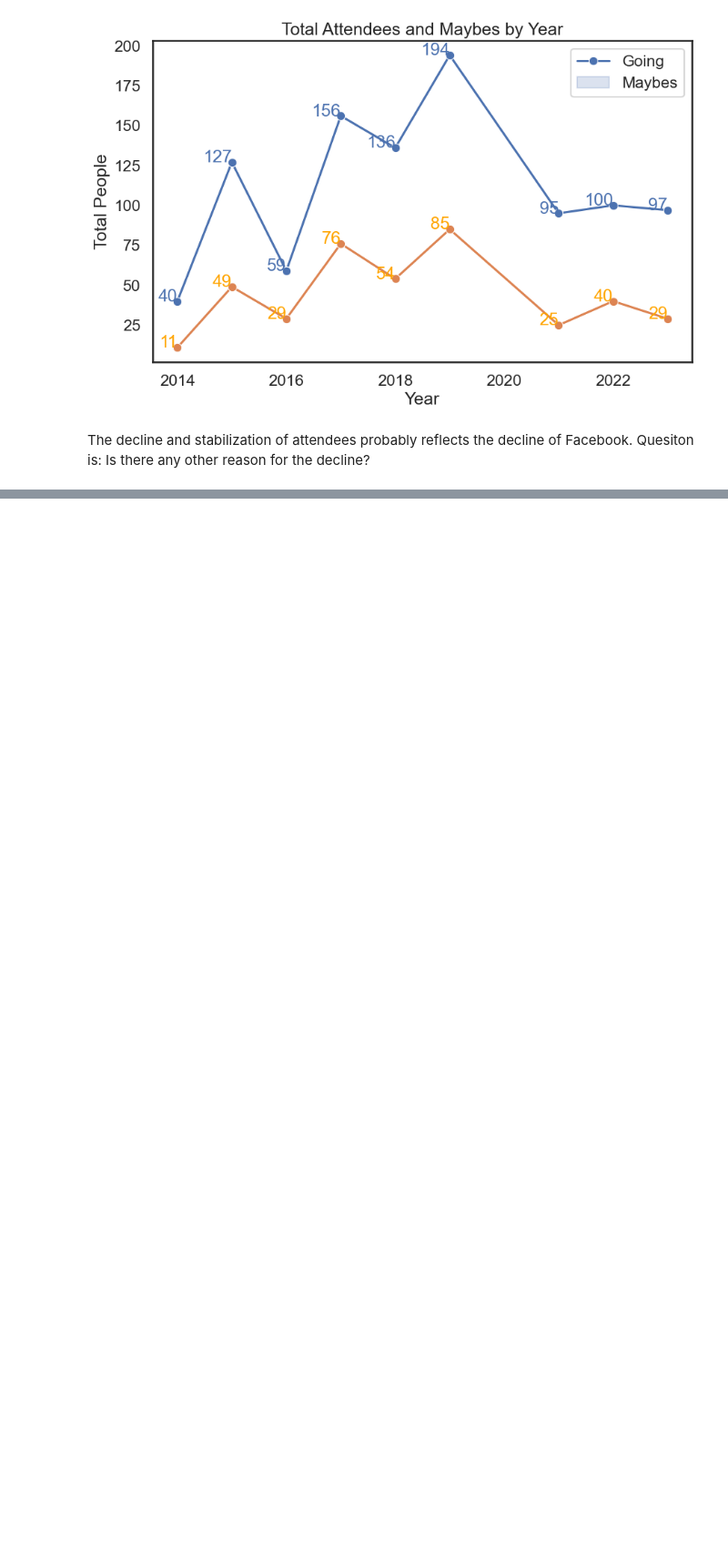
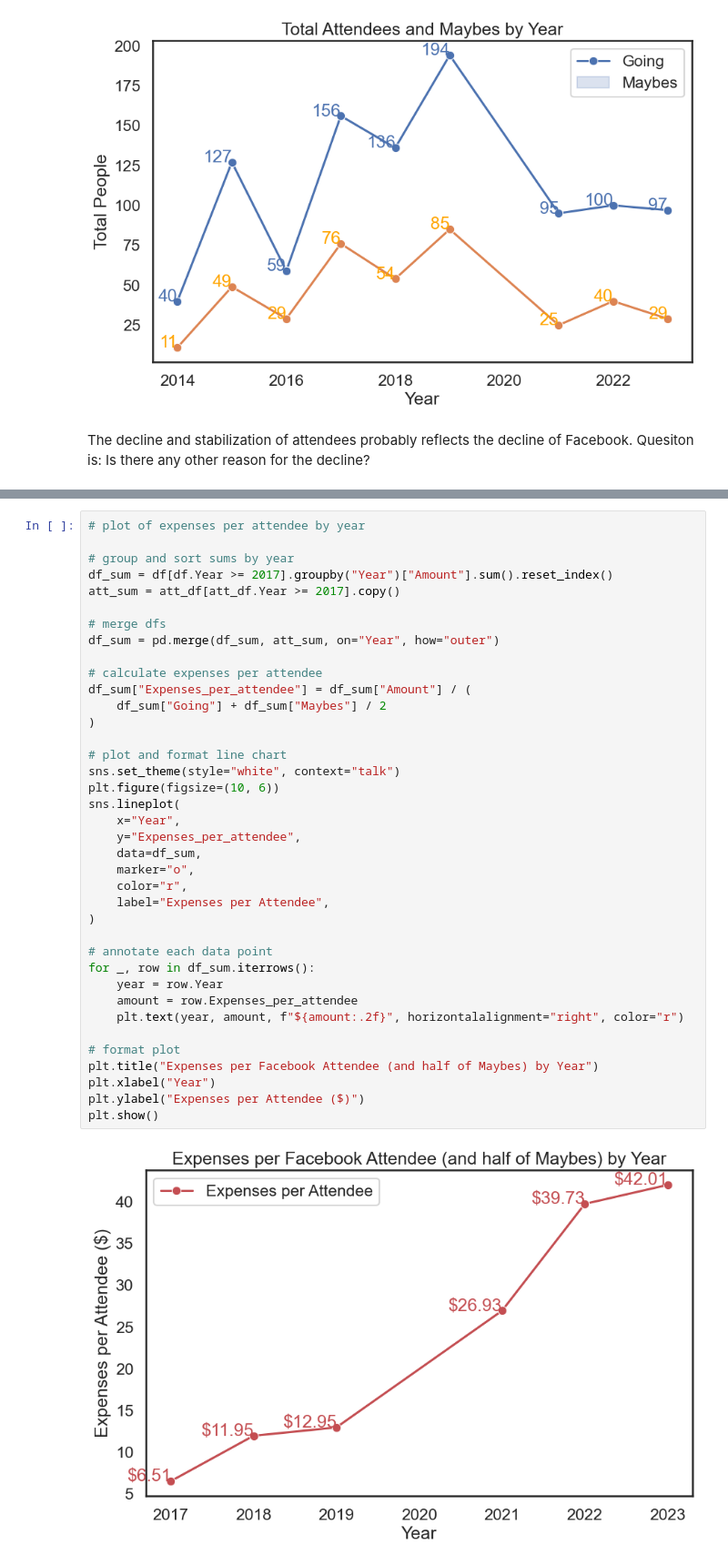
Before and after one commit to johbry17/Harvest-Party, a Jupyter notebook: exploratory_data_analysis.ipynb, the cells around one changed output, grey strips where cells are left out. Shown at 91% size. Cells and saved outputs as stored; diff of their text form; blank space fills up the shorter version.

```diff
--- a/exploratory_data_analysis.ipynb
+++ b/exploratory_data_analysis.ipynb
@@ -1116,0 +1306,40 @@ The decline and stabilization of attendees probably reflects the decline of Face
+# %%
+# plot of expenses per attendee by year
+
+# group and sort sums by year
+df_sum = df[df.Year >= 2017].groupby("Year")["Amount"].sum().reset_index()
+att_sum = att_df[att_df.Year >= 2017].copy()
+
+# merge dfs
+df_sum = pd.merge(df_sum, att_sum, on="Year", how="outer")
+
+# calculate expenses per attendee
+df_sum["Expenses_per_attendee"] = df_sum["Amount"] / (
+    df_sum["Going"] + df_sum["Maybes"] / 2
+)
+
+# plot and format line chart
+sns.set_theme(style="white", context="talk")
+plt.figure(figsize=(10, 6))
+sns.lineplot(
+    x="Year",
+    y="Expenses_per_attendee",
+    data=df_sum,
+    marker="o",
+    color="r",
+    label="Expenses per Attendee",
+)
+
+# annotate each data point
+for _, row in df_sum.iterrows():
+    year = row.Year
+    amount = row.Expenses_per_attendee
+    plt.text(year, amount, f"${amount:.2f}", horizontalalignment="right", color="r")
+
+# format plot
+plt.title("Expenses per Facebook Attendee (and half of Maybes) by Year")
+plt.xlabel("Year")
+plt.ylabel("Expenses per Attendee ($)")
+plt.show()
+# %% [output]
+[figure, added]
```
Also changed, not shown: parts of 25 cells of this notebook, 14 other files.
